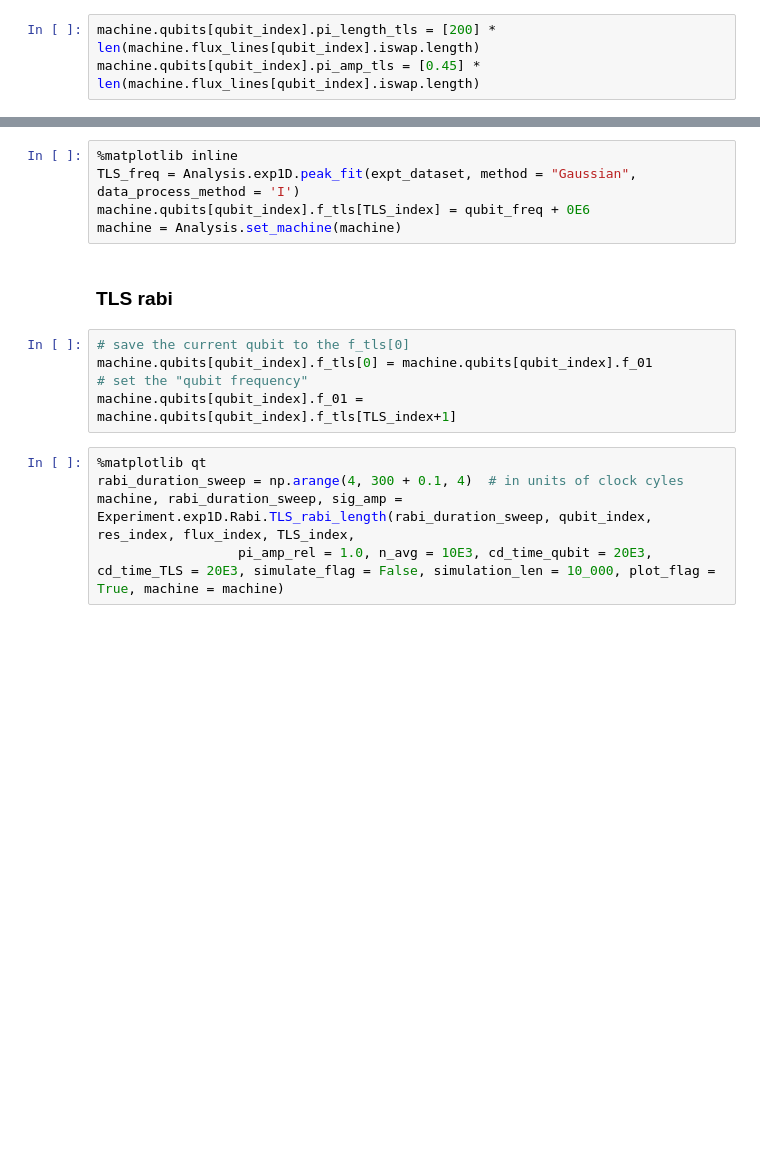
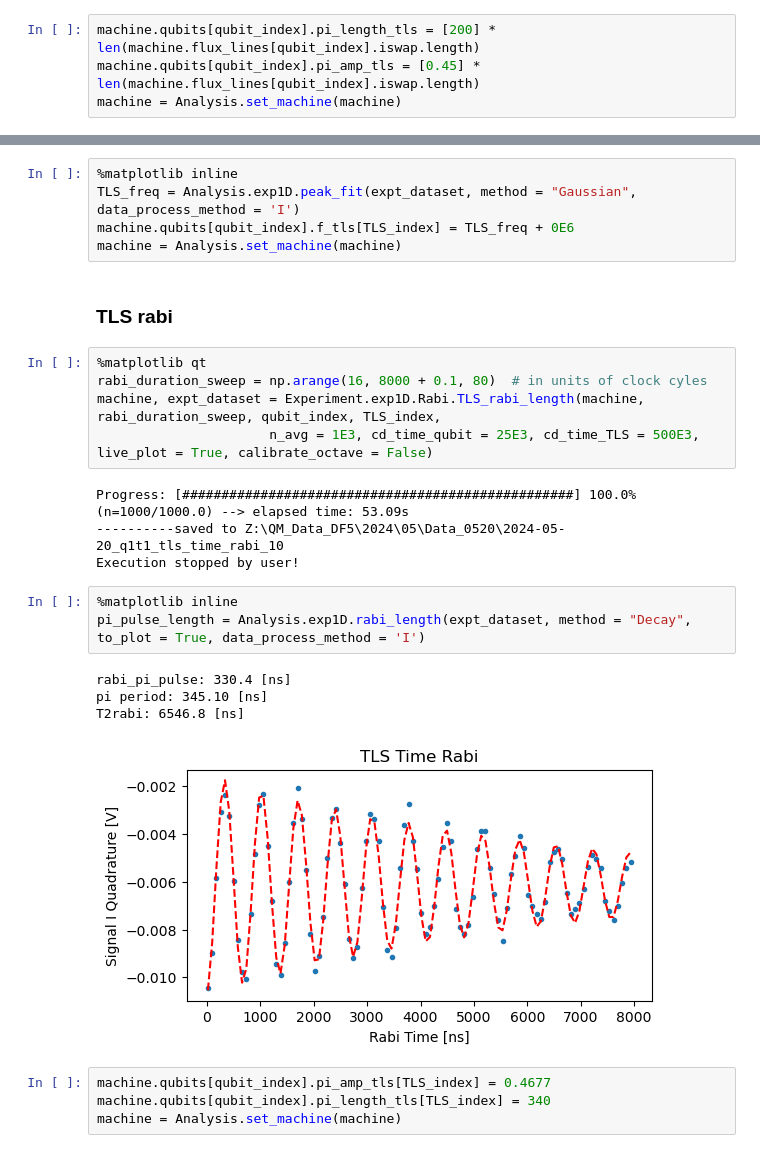
Before and after one commit to chenmo1989/QM_Control, a Jupyter notebook: UA_Q2_basic_charact_v3.ipynb, the cells around one changed output, grey strips where cells are left out. Drawn from its saved outputs; the diff is of its cells as text; blank space fills up the shorter version.

Commit message:
TLS spectroscopy + rabi tested. Working well.

```diff
--- a/UA_Q2_basic_charact_v3.ipynb
+++ b/UA_Q2_basic_charact_v3.ipynb
@@ -504,6 +502,7 @@ initialize pi_length_tls, pi_amp_tls
 # %%
 machine.qubits[qubit_index].pi_length_tls = [200] * len(machine.flux_lines[qubit_index].iswap.length)
 machine.qubits[qubit_index].pi_amp_tls = [0.45] * len(machine.flux_lines[qubit_index].iswap.length)
+machine = Analysis.set_machine(machine)
 # %% [markdown]
 ## TLS T1 (swap)
 # %%
@@ -548,17 +529,28 @@ machine, expt_dataset = Experiment.exp1D.Rabi.TLS_freq(machine, TLS_freq_sweep,
 # %%
 %matplotlib inline
 TLS_freq = Analysis.exp1D.peak_fit(expt_dataset, method = "Gaussian", data_process_method = 'I')
-machine.qubits[qubit_index].f_tls[TLS_index] = qubit_freq + 0E6
+machine.qubits[qubit_index].f_tls[TLS_index] = TLS_freq + 0E6
 machine = Analysis.set_machine(machine)
 # %% [markdown]
 ### TLS rabi
-# %%
-# save the current qubit to the f_tls[0]
-machine.qubits[qubit_index].f_tls[0] = machine.qubits[qubit_index].f_01
-# set the "qubit frequency"
-machine.qubits[qubit_index].f_01 = machine.qubits[qubit_index].f_tls[TLS_index+1]
 # %%
 %matplotlib qt
-rabi_duration_sweep = np.arange(4, 300 + 0.1, 4)  # in units of clock cyles
-machine, rabi_duration_sweep, sig_amp = Experiment.exp1D.Rabi.TLS_rabi_length(rabi_duration_sweep, qubit_index, res_index, flux_index, TLS_index,
-                  pi_amp_rel = 1.0, n_avg = 10E3, cd_time_qubit = 20E3, cd_time_TLS = 20E3, simulate_flag = False, simulation_len = 10_000, plot_flag = True, machine = machine)
+rabi_duration_sweep = np.arange(16, 8000 + 0.1, 80)  # in units of clock cyles
+machine, expt_dataset = Experiment.exp1D.Rabi.TLS_rabi_length(machine, rabi_duration_sweep, qubit_index, TLS_index,
+                      n_avg = 1E3, cd_time_qubit = 25E3, cd_time_TLS = 500E3, live_plot = True, calibrate_octave = False)
+# %% [output]
+Progress: [##################################################] 100.0% (n=1000/1000.0) --> elapsed time: 53.09s
+----------saved to Z:\QM_Data_DF5\2024\05\Data_0520\2024-05-20_q1t1_tls_time_rabi_10
+Execution stopped by user!
+# %%
+%matplotlib inline
+pi_pulse_length = Analysis.exp1D.rabi_length(expt_dataset, method = "Decay", to_plot = True, data_process_method = 'I')
+# %% [output]
+rabi_pi_pulse: 330.4 [ns]
+pi period: 345.10 [ns]
+T2rabi: 6546.8 [ns]
+[figure, added]
+# %%
+machine.qubits[qubit_index].pi_amp_tls[TLS_index] = 0.4677
+machine.qubits[qubit_index].pi_length_tls[TLS_index] = 340
+machine = Analysis.set_machine(machine)
```
Also changed, not shown: parts of 2 cells of this notebook, 4 other files.
